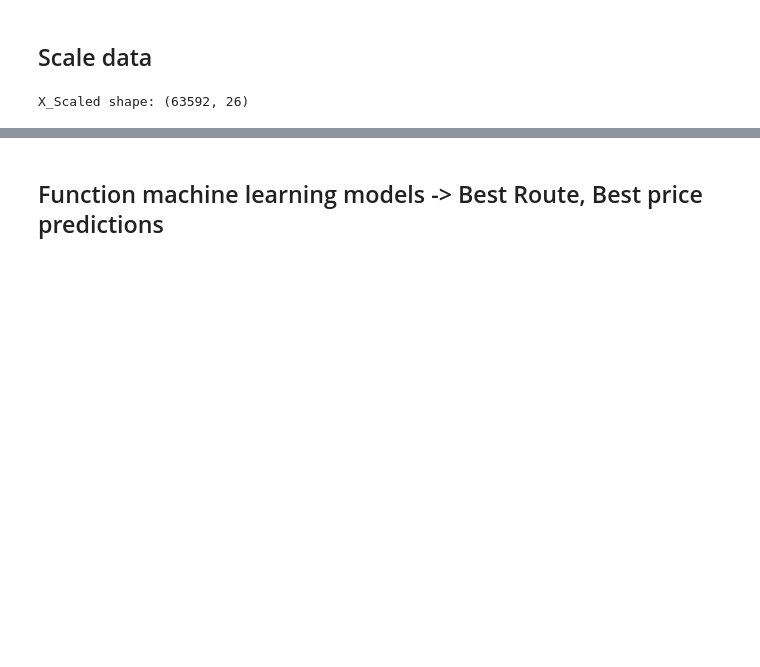
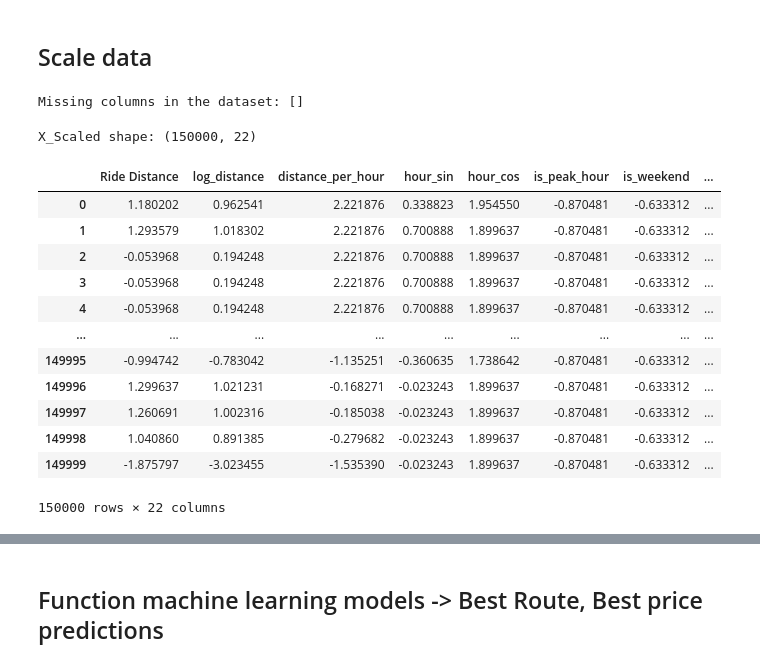
Before and after one commit to Mipjeiger/Taxi-trip-engineering-track-Similar-GoRide-, a Jupyter notebook: ml-engineer/notebooks/02_data_science.ipynb, the cells around one changed output, grey strips where cells are left out. Cells and saved outputs as stored; diff of their text form; code cells hidden in the pictures; blank space fills up the shorter version.

```diff
--- a/ml-engineer/notebooks/02_data_science.ipynb
+++ b/ml-engineer/notebooks/02_data_science.ipynb
@@ -553,14 +732,39 @@ df_cleanded_iqr.shape
 # %% [markdown]
 ## Scale data
+# %%
+missing_cols = [col for col in features_new if col not in df.columns]
+print(f"Missing columns in the dataset: {missing_cols}")
+# %% [output]
+Missing columns in the dataset: []
 # %%
-# Define X and y
-X_clean = df_cleanded_iqr[features]
-
 from sklearn.preprocessing import StandardScaler
 
+df_cleaned_iqr = df.copy()
+
+# Define X and y
+X_clean = df_cleaned_iqr[features_new].copy()
+X_clean = X_clean.fillna(0)
+
+# Scale features
 scaler = StandardScaler()
 X_scaled = scaler.fit_transform(X_clean)
-X_scaled_df = pd.DataFrame(X_scaled, columns=features)
+X_scaled_df = pd.DataFrame(X_scaled, columns=features_new)
 print(f"X_Scaled shape: {X_scaled.shape}")
 # %% [output]
-X_Scaled shape: (63592, 26)
+X_Scaled shape: (150000, 22)
+# %%
+X_scaled_df
+# %% [output]
+|  | Ride Distance | log_distance | distance_per_hour | hour_sin | hour_cos | is_peak_hour | is_weekend | ... |
+| 0 | 1.180202 | 0.962541 | 2.221876 | 0.338823 | 1.954550 | -0.870481 | -0.633312 | ... |
+| 1 | 1.293579 | 1.018302 | 2.221876 | 0.700888 | 1.899637 | -0.870481 | -0.633312 | ... |
+| 2 | -0.053968 | 0.194248 | 2.221876 | 0.700888 | 1.899637 | -0.870481 | -0.633312 | ... |
+| 3 | -0.053968 | 0.194248 | 2.221876 | 0.700888 | 1.899637 | -0.870481 | -0.633312 | ... |
+| 4 | -0.053968 | 0.194248 | 2.221876 | 0.700888 | 1.899637 | -0.870481 | -0.633312 | ... |
+| ... | ... | ... | ... | ... | ... | ... | ... | ... |
+| 149995 | -0.994742 | -0.783042 | -1.135251 | -0.360635 | 1.738642 | -0.870481 | -0.633312 | ... |
+| 149996 | 1.299637 | 1.021231 | -0.168271 | -0.023243 | 1.899637 | -0.870481 | -0.633312 | ... |
+| 149997 | 1.260691 | 1.002316 | -0.185038 | -0.023243 | 1.899637 | -0.870481 | -0.633312 | ... |
+| 149998 | 1.040860 | 0.891385 | -0.279682 | -0.023243 | 1.899637 | -0.870481 | -0.633312 | ... |
+| 149999 | -1.875797 | -3.023455 | -1.535390 | -0.023243 | 1.899637 | -0.870481 | -0.633312 | ... |
+150000 rows × 22 columns
```
Also changed, not shown: parts of 20 cells of this notebook.
